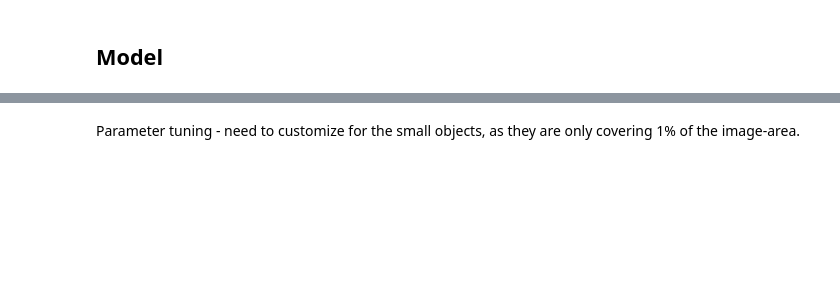
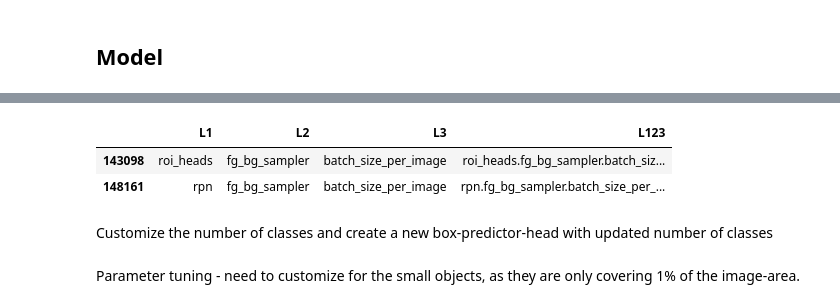
Before and after one commit to jujanen/objects_from_old_maps, a Jupyter notebook: 02_model_train.ipynb, the cells around one changed output, grey strips where cells are left out. Cells and saved outputs as stored; diff of their text form; code cells hidden in the pictures; blank space fills up the shorter version.

```diff
--- a/02_model_train.ipynb
+++ b/02_model_train.ipynb
@@ -164,7 +230,8 @@ from torchvision.models.detection.faster_rcnn import FastRCNNPredictor
 # %%
 
 model = torchvision.models.detection.fasterrcnn_resnet50_fpn(
-    pretrained=True,
+    # pretrained=True, # Deprecated param
+    weights='FasterRCNN_ResNet50_FPN_Weights.DEFAULT',
     min_size=256,
     max_size=256
 )
@@ -170,0 +264,42 @@ model = torchvision.models.detection.fasterrcnn_resnet50_fpn(
+# %%
+# Detailed view of model params and WHERE they are.
+
+# Looping over all the params of the model:
+# NOTE: Tested and Level 4 is irrelavant; they are methods for converting the inputs from float, nominators etc.
+# Use only the level 3
+model_param_list = []
+
+for attr_l1 in dir(model):
+    for attr_l2 in dir(getattr(model, attr_l1)):
+        attr_l3 = dir(getattr(getattr(model, attr_l1), attr_l2))
+        model_param_list.append(pd.DataFrame({'L1': attr_l1, 'L2': attr_l2, 'L3': attr_l3}))
+
+
+# for attr_l1 in dir(model):
+#     for attr_l2 in dir(getattr(model, attr_l1)):
+#         for attr_l3 in dir(getattr(getattr(model, attr_l1), attr_l2)):
+#             print(attr_l1, attr_l2, attr_l3)
+#             try:
+#                 attr_l4 = dir(getattr(getattr(getattr(model, attr_l1), attr_l2), attr_l3))
+#             except:
+#                 attr_l4 = ["no_attributes"]
+#             model_param_list.append(pd.DataFrame({'L1': attr_l1, 'L2': attr_l2, 'L3': attr_l3, 'L4': attr_l4}))
+
+# Combine and filter out internal params starting with underscore
+model_param_list_df = pd.concat(model_param_list, ignore_index = True)
+model_param_list_df2 = model_param_list_df[(~model_param_list_df.L1.str.startswith("_"))&(~model_param_list_df.L2.str.startswith("_"))&(~model_param_list_df.L3.str.startswith("_"))].copy()
+
+# Create one additional column for easy string-searching
+model_param_list_df2['L123'] = model_param_list_df2['L1'] + '.' + model_param_list_df2['L2'] + '.' + model_param_list_df2['L3']
+# %%
+# NOTE:
+# Many similar params exists at level L3 between L1-modules roi_heads and rpn. rpn is the first step in the journey,
+# and therefore needs to be tuned first
+# RPN = "Where any of the objects are" (Coarse regions of potential candidates for deeper inspection)
+# ROI_Heads: "Where exactly and what are the objects (classification + refining box coords)"
+
+model_param_list_df2[model_param_list_df2.L123.str.contains("batch_size_per_image")]
+# %% [output]
+|  | L1 | L2 | L3 | L123 |
+| 143098 | roi_heads | fg_bg_sampler | batch_size_per_image | roi_heads.fg_bg_sampler.batch_siz... |
+| 148161 | rpn | fg_bg_sampler | batch_size_per_image | rpn.fg_bg_sampler.batch_size_per_... |
@@ -171,3 +308,5 @@ model = torchvision.models.detection.fasterrcnn_resnet50_fpn(
+# %% [markdown]
+Customize the number of classes and create a new box-predictor-head with updated number of classes
 # %%
 num_classes = 3  # background + 2 object classes
 in_features = model.roi_heads.box_predictor.cls_score.in_features
```
Also changed, not shown: parts of 23 cells of this notebook, 1 other file.
